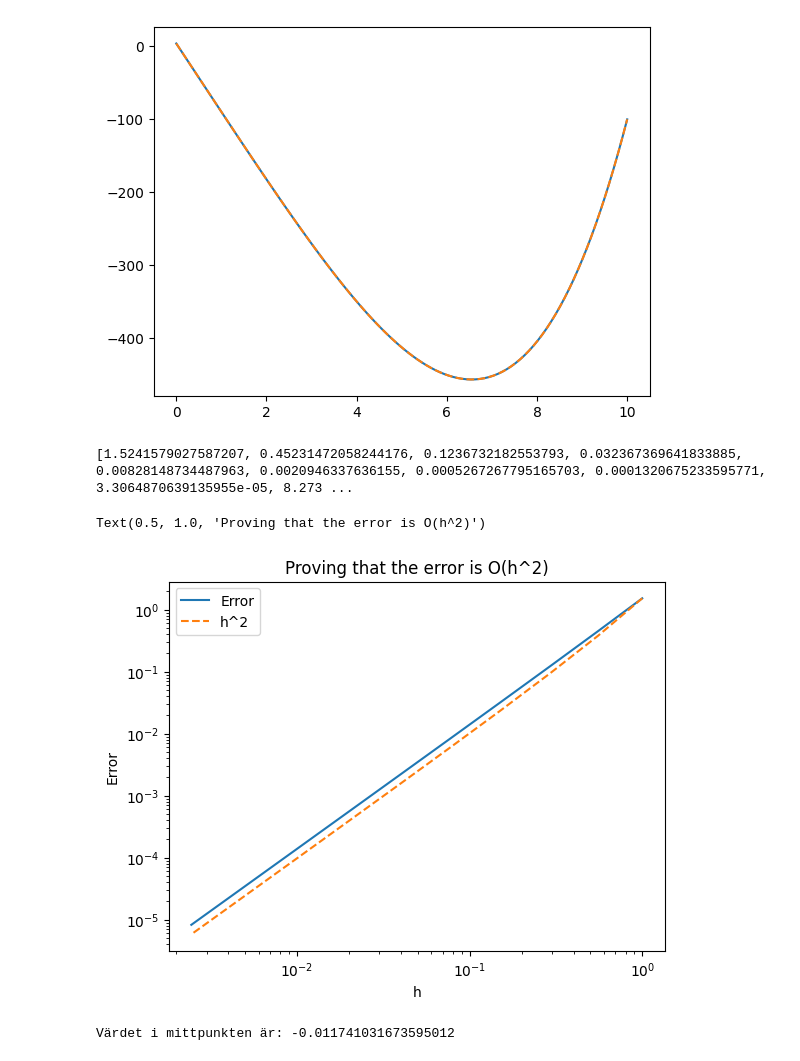
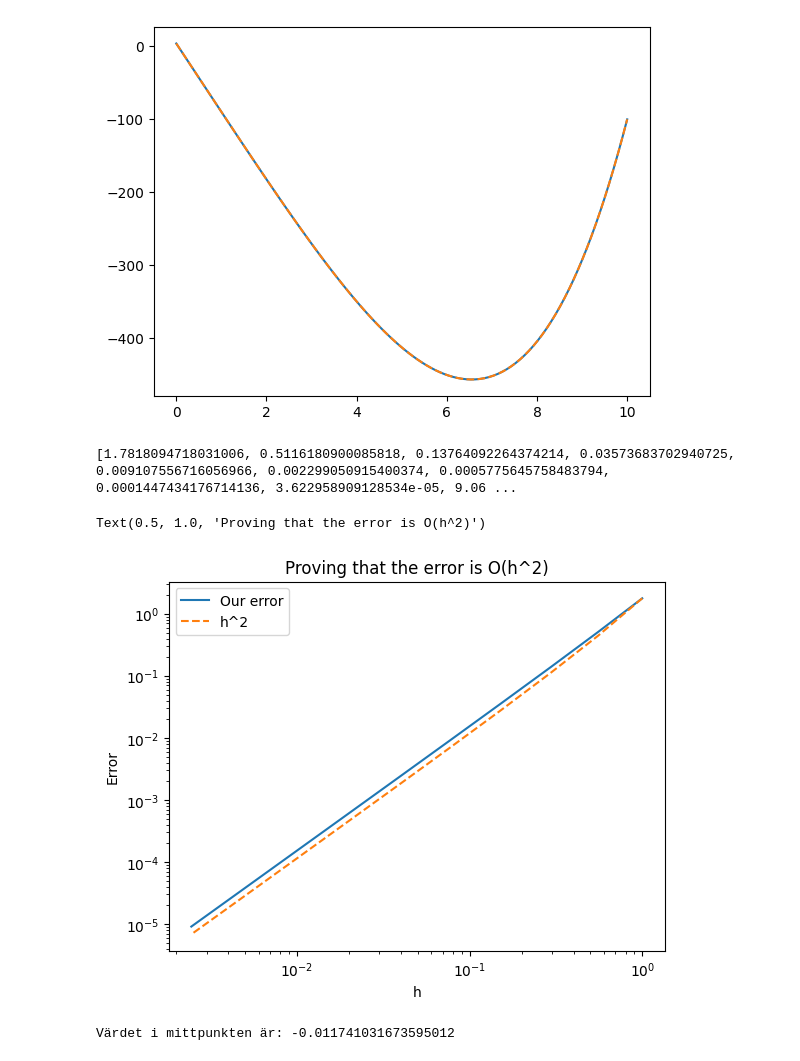
Before and after one commit to axelorrhede/Numerical-Methods-for-Differential-Equations, a Jupyter notebook: project2task1.ipynb, the cells around one changed output. Saved outputs shown, nothing was run; the diff lists cells and outputs as text; code cells hidden in the pictures.

```diff
--- a/project2task1.ipynb
+++ b/project2task1.ipynb
@@ -63,27 +63,27 @@ plt.plot(Xvec, los2(Xvec,alpha,beta,L), '--')
 # %%
 f = f2
 Nvec = np.linspace(3,12,10).astype(int)
 Nvec = 2**Nvec
 errorvec = []
 hvec = []
 for N in Nvec:
     fvec, Xvec = fvecgen(f, alpha, beta, L, N)
     y = twopBVP(fvec, alpha, beta, L, N)
-    errorvec.append(np.mean(y - los2(Xvec,alpha,beta,L)))
+    errorvec.append(np.sqrt(np.mean(np.square(y - los2(Xvec,alpha,beta,L)))))
     hvec.append(L/(N+2))
 
 plt.figure()
 print(errorvec)
 plt.loglog(hvec, errorvec)
 plt.plot(hvec, errorvec[0]*Nvec[0]**2*1/Nvec**2, '--')
 plt.xlabel('h')
 plt.ylabel('Error')
 plt.legend(['Our error', 'h^2'])
 plt.title('Proving that the error is O(h^2)')
 # %% [output]
-[1.5241579027587207, 0.45231472058244176, 0.1236732182553793, 0.032367369641833885, 0.00828148734487963, 0.0020946337636155, 0.0005267267795165703, 0.0001320675233595771, 3.3064870639135955e-05, 8.273 ...
+[1.7818094718031006, 0.5116180900085818, 0.13764092264374214, 0.03573683702940725, 0.009107556716056966, 0.002299050915400374, 0.0005775645758483794, 0.0001447434176714136, 3.622958909128534e-05, 9.06 ...
 Text(0.5, 1.0, 'Proving that the error is O(h^2)')
-[figure, old version]
+[figure, new version]
 # %%
 def I(x):
     return 1e-3*(3-2*np.cos(np.pi*x/L)**12)
```
